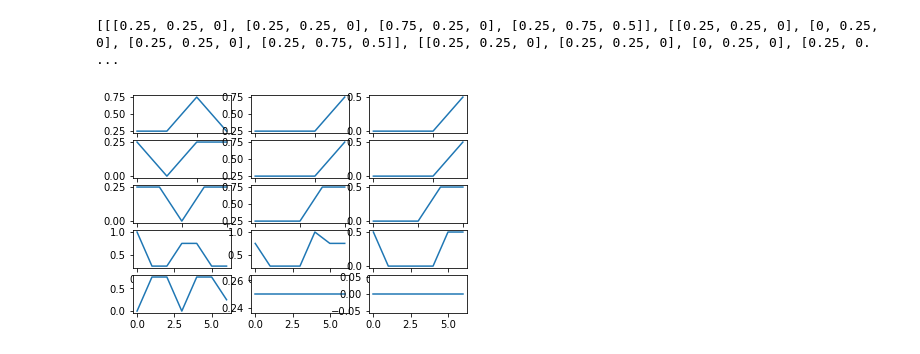
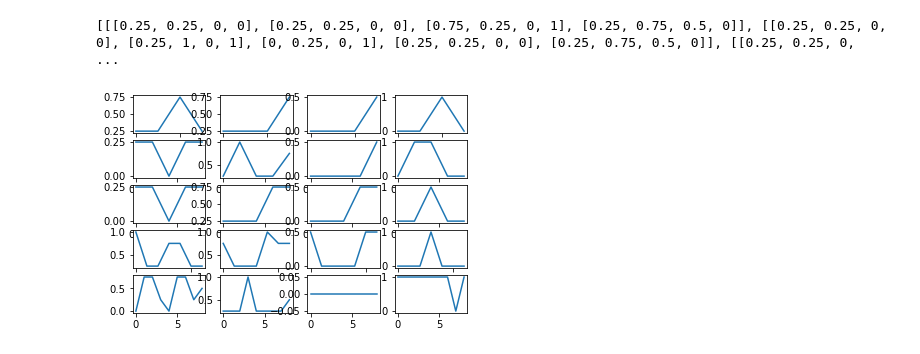
Before and after one commit to DevTae/PronunciationEvaluator, a Jupyter notebook: main.ipynb, the cells around one changed output. Saved outputs shown, nothing was run; the diff lists cells and outputs as text; code cells hidden in the pictures.

```diff
--- a/main.ipynb
+++ b/main.ipynb
@@ -58,7 +59,8 @@ for data in datas:
                 conso_pos_ = conso_pos[consonants.loc[consonants["IPA"] == ipa]["조음위치"].iloc[0]]
                 conso_how_ = conso_how[consonants.loc[consonants["IPA"] == ipa]["조음방법"].iloc[0]]
                 conso_str_ = conso_str[consonants.loc[consonants["IPA"] == ipa]["조음강도"].iloc[0]]
-                value = [conso_pos_, conso_how_, conso_str_]
+                conso_voi_ = conso_voi[consonants.loc[consonants["IPA"] == ipa]["유성음여부"].iloc[0]]
+                value = [conso_pos_, conso_how_, conso_str_, conso_voi_]
                 values.append(value)
                 idx += len(ipa)
         if skip == True:
@@ -67,25 +69,30 @@ for data in datas:
 
 print(value_of_data)
 # %% [output]
-[[[0.25, 0.25, 0], [0.25, 0.25, 0], [0.75, 0.25, 0], [0.25, 0.75, 0.5]], [[0.25, 0.25, 0], [0, 0.25, 0], [0.25, 0.25, 0], [0.25, 0.75, 0.5]], [[0.25, 0.25, 0], [0.25, 0.25, 0], [0, 0.25, 0], [0.25, 0. ...
+[[[0.25, 0.25, 0, 0], [0.25, 0.25, 0, 0], [0.75, 0.25, 0, 1], [0.25, 0.75, 0.5, 0]], [[0.25, 0.25, 0, 0], [0.25, 1, 0, 1], [0, 0.25, 0, 1], [0.25, 0.25, 0, 0], [0.25, 0.75, 0.5, 0]], [[0.25, 0.25, 0,  ...
-# %%
-for idx, values in enumerate(value_of_data):
-    conso_pos_list = [ value[0] for value in values ]
-    conso_how_list = [ value[1] for value in values ]
-    conso_str_list = [ value[2] for value in values ]
-
-    # 조음위치
-    plt.subplot(len(value_of_data), 3, idx*3 + 1)
-    plt.plot(conso_pos_list)
-
-    # 조음방법
-    plt.subplot(len(value_of_data), 3, idx*3 + 2)
-    plt.plot(conso_how_list)
-
-    # 조음강도
-    plt.subplot(len(value_of_data), 3, idx*3 + 3)
-    plt.plot(conso_str_list)
-
-plt.show()
-# %% [output]
-[figure, removed]
+# %%
+for idx, values in enumerate(value_of_data):
+    conso_pos_list = [ value[0] for value in values ]
+    conso_how_list = [ value[1] for value in values ]
+    conso_str_list = [ value[2] for value in values ]
+    conso_voi_list = [ value[3] for value in values ]
+
+    # 조음위치
+    plt.subplot(len(value_of_data), 4, idx*4 + 1)
+    plt.plot(conso_pos_list)
+
+    # 조음방법
+    plt.subplot(len(value_of_data), 4, idx*4 + 2)
+    plt.plot(conso_how_list)
+
+    # 조음강도
+    plt.subplot(len(value_of_data), 4, idx*4 + 3)
+    plt.plot(conso_str_list)
+
+    # 유성음여부
+    plt.subplot(len(value_of_data), 4, idx*4 + 4)
+    plt.plot(conso_voi_list)
+
+plt.show()
+# %% [output]
+[figure, added]
```
Also changed, not shown: parts of 1 cell of this notebook, 1 other file.
